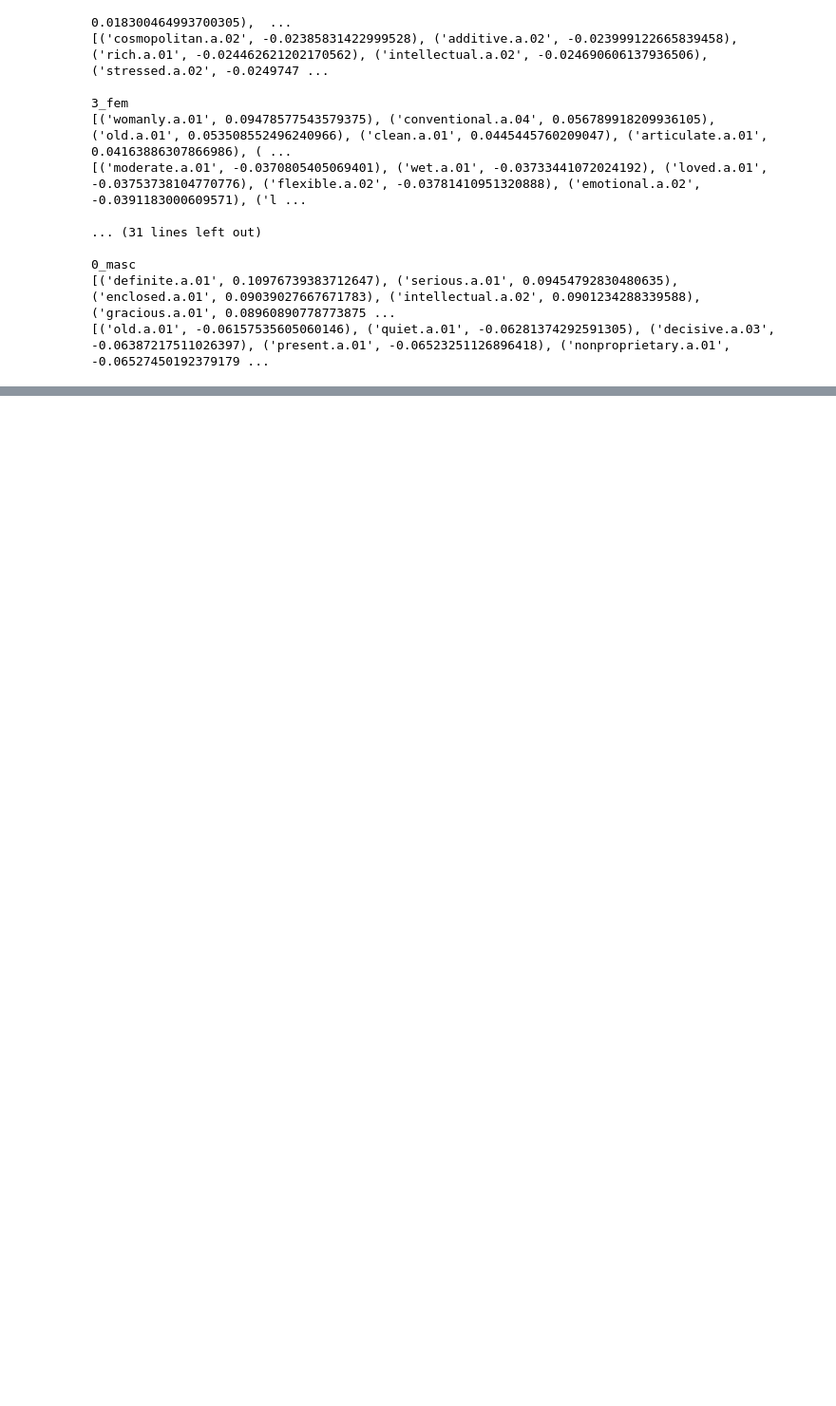
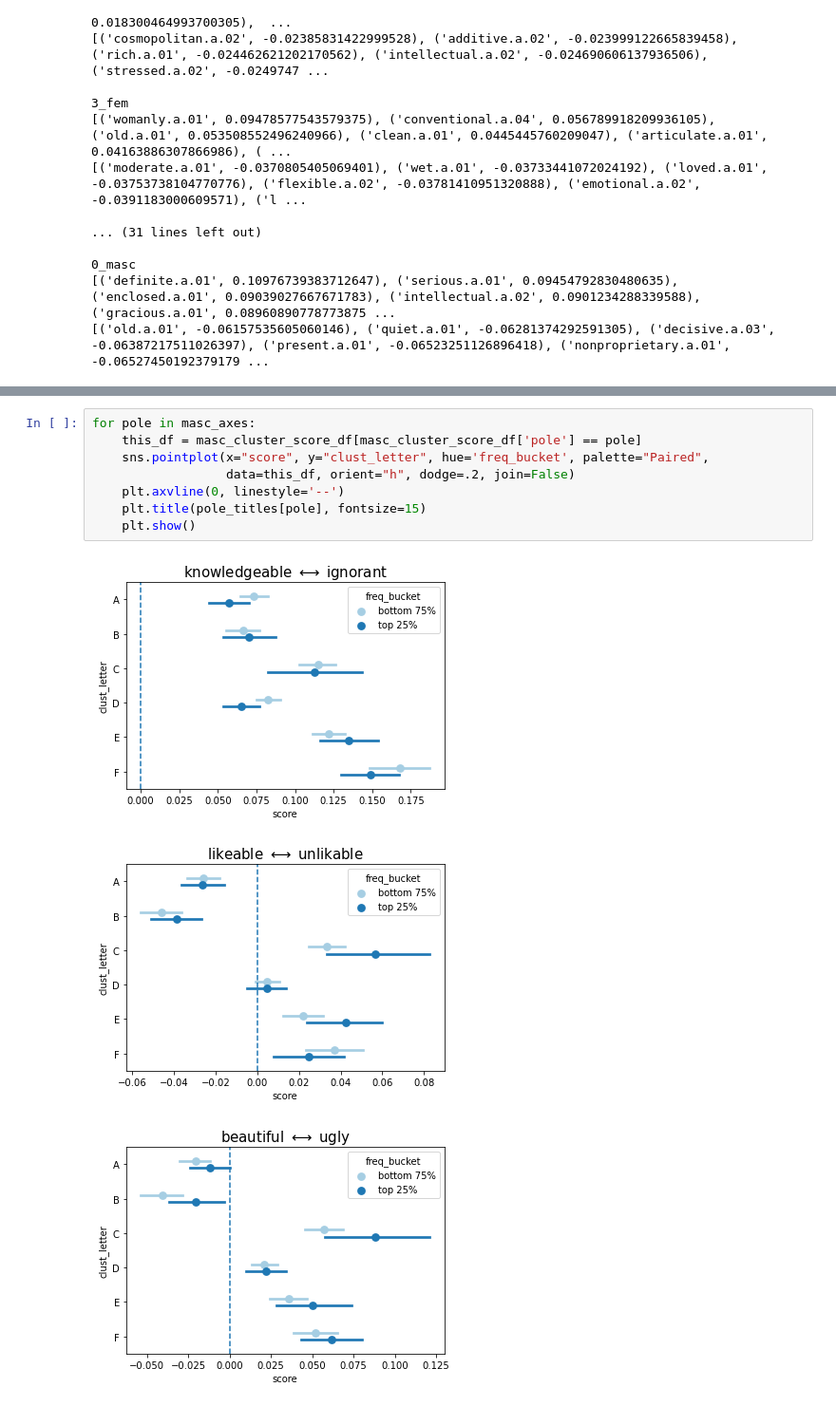
Before and after one commit to lucy3/context_semantic_axes, a Jupyter notebook: code/semantics_viz.ipynb, the cells around one changed output, grey strips where cells are left out. Shown at 95% size. Drawn from its saved outputs; the diff is of its cells as text; blank space fills up the shorter version.

```diff
--- a/code/semantics_viz.ipynb
+++ b/code/semantics_viz.ipynb
@@ -319,0 +506,12 @@ common_shift_poles.most_common(30)
+# %%
+for pole in masc_axes:
+    this_df = masc_cluster_score_df[masc_cluster_score_df['pole'] == pole]
+    sns.pointplot(x="score", y="clust_letter", hue='freq_bucket', palette="Paired",
+                  data=this_df, orient="h", dodge=.2, join=False)
+    plt.axvline(0, linestyle='--')
+    plt.title(pole_titles[pole], fontsize=15)
+    plt.show()
+# %% [output]
+[figure, added]
+[figure, added]
+[figure, added]
```
Also changed, not shown: parts of 18 cells of this notebook, 3 other files.
